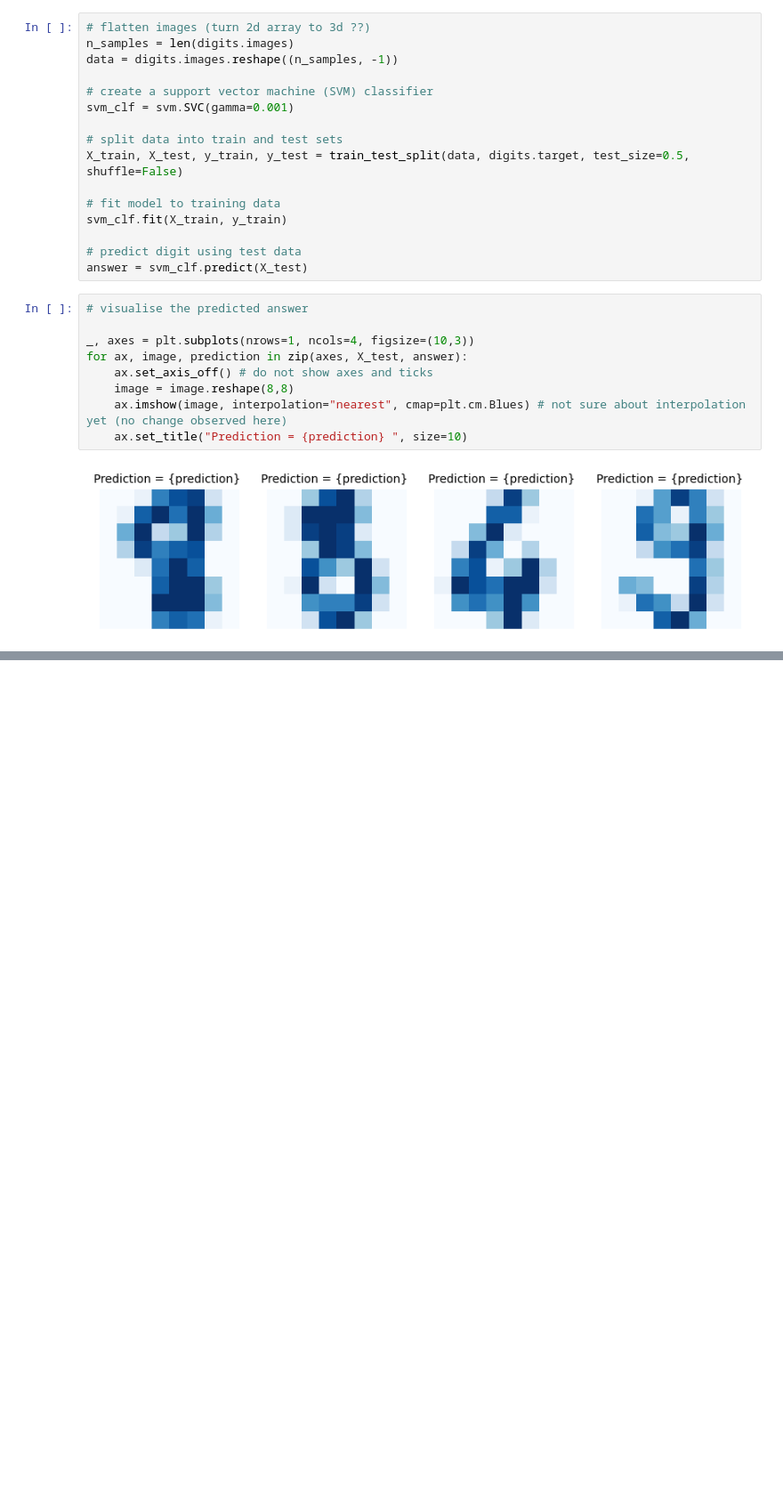
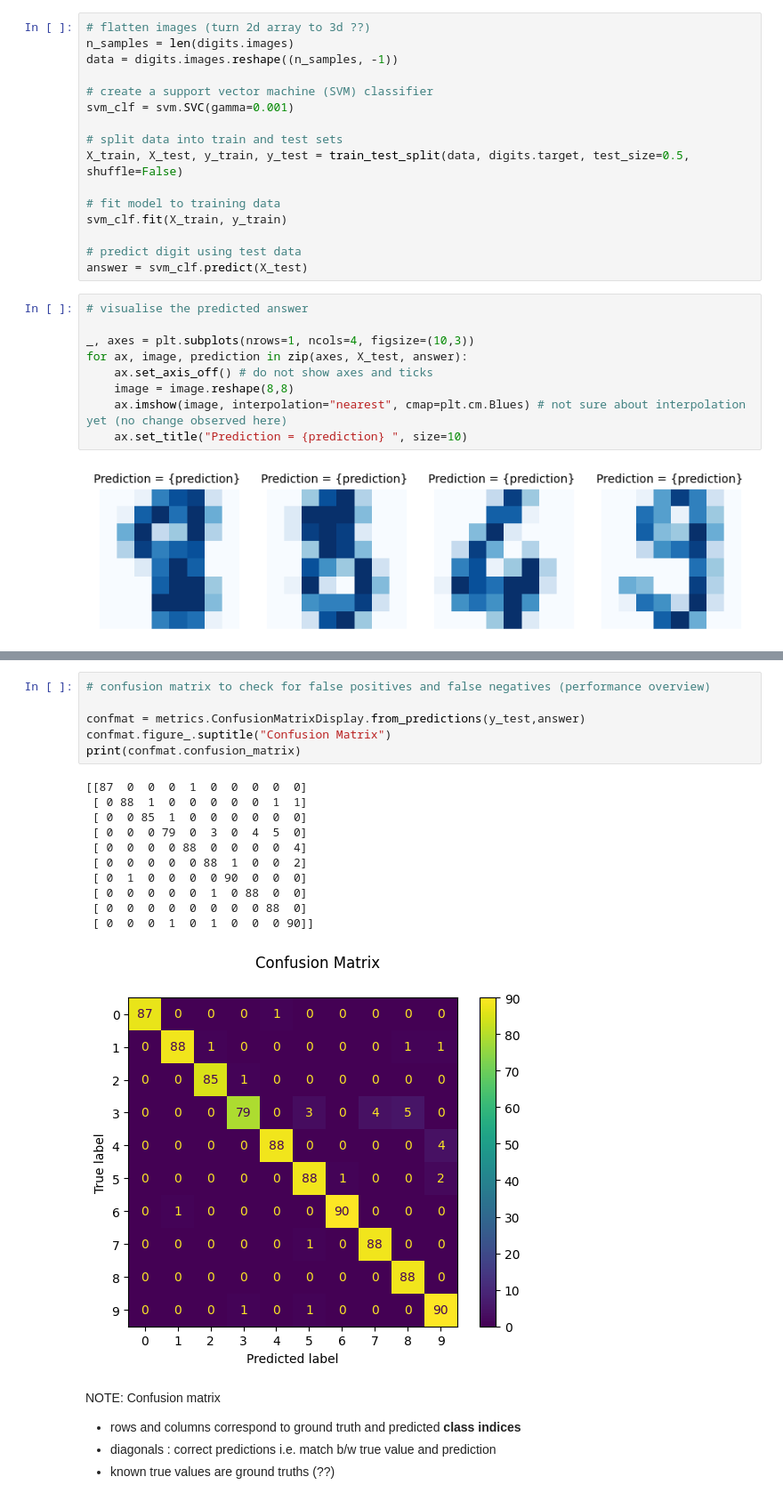
Before and after one commit to nim-m/ML_prep, a Jupyter notebook: hand_written.ipynb, the cells around one changed output, grey strips where cells are left out. Shown at 89% size. Cells and saved outputs as stored; diff of their text form; blank space fills up the shorter version.

```diff
--- a/hand_written.ipynb
+++ b/hand_written.ipynb
@@ -58,0 +82,23 @@ for ax, image, prediction in zip(axes, X_test, answer):
+# %%
+# confusion matrix to check for false positives and false negatives (performance overview)
+
+confmat = metrics.ConfusionMatrixDisplay.from_predictions(y_test,answer)
+confmat.figure_.suptitle("Confusion Matrix")
+print(confmat.confusion_matrix)
+# %% [output]
+[[87  0  0  0  1  0  0  0  0  0]
+ [ 0 88  1  0  0  0  0  0  1  1]
+ [ 0  0 85  1  0  0  0  0  0  0]
+ [ 0  0  0 79  0  3  0  4  5  0]
+ [ 0  0  0  0 88  0  0  0  0  4]
+ [ 0  0  0  0  0 88  1  0  0  2]
+ [ 0  1  0  0  0  0 90  0  0  0]
+ [ 0  0  0  0  0  1  0 88  0  0]
+ [ 0  0  0  0  0  0  0  0 88  0]
+ [ 0  0  0  1  0  1  0  0  0 90]]
+[figure, added]
+# %% [markdown]
+NOTE: Confusion matrix
+- rows and columns correspond to ground truth and predicted **class indices**
+- diagonals : correct predictions i.e. match b/w true value and prediction
+- known true values are ground truths (??)
```
Also changed, not shown: parts of 2 cells of this notebook.
